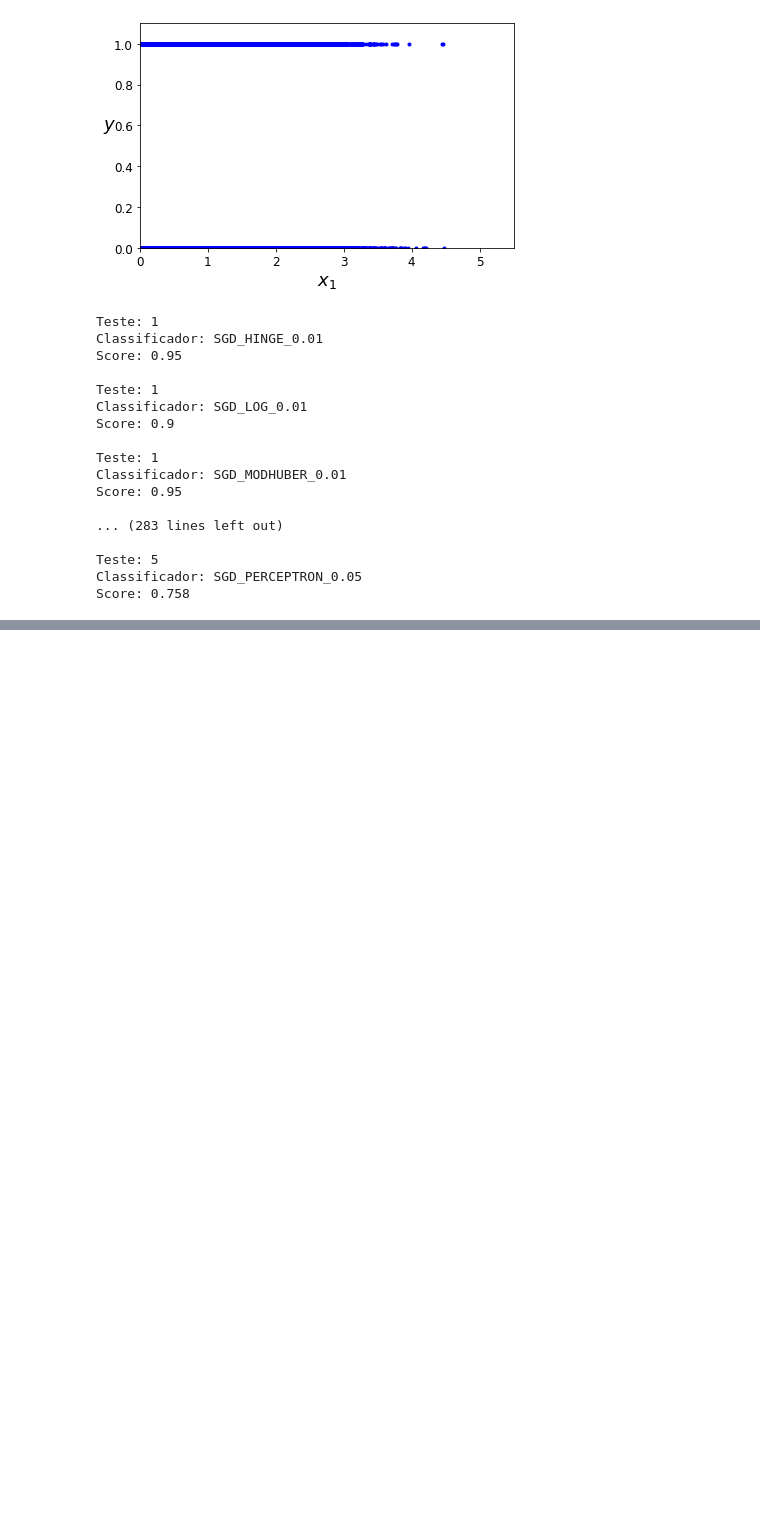
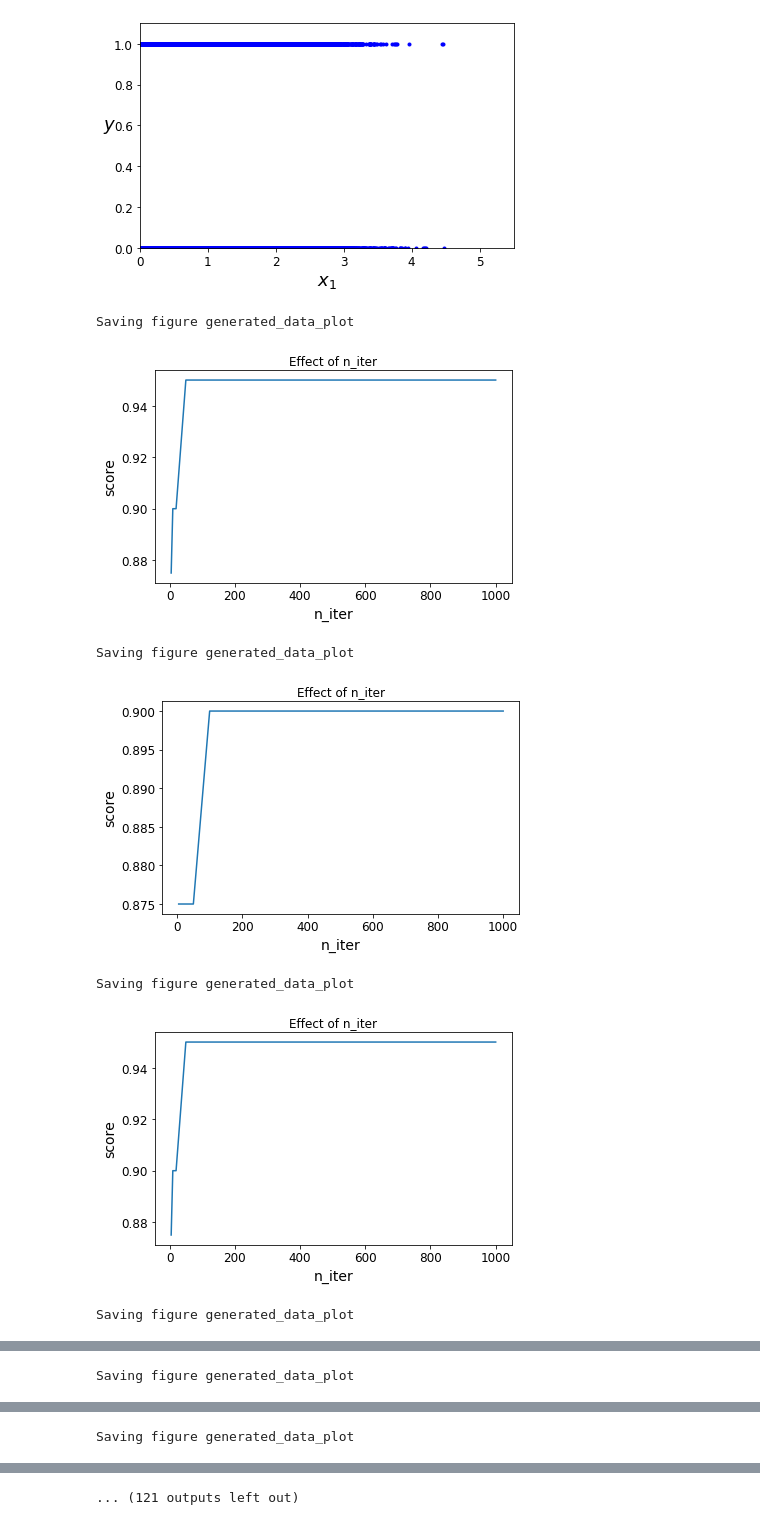
Before and after one commit to joaomarcosmareto/rna, a Jupyter notebook: tarefa3.ipynb, the cells around one changed output, grey strips where cells are left out. Saved outputs shown, nothing was run; the diff lists cells and outputs as text; code cells hidden in the pictures; blank space fills up the shorter version.

```diff
--- a/tarefa3.ipynb
+++ b/tarefa3.ipynb
@@ -128,11 +128,11 @@ names = [
 
 # ‘hinge’, ‘log’, ‘modified_huber’, ‘squared_hinge’, ‘perceptron’,
 classifiers = [
-    SGDClassifier(learning_rate = 'constant', eta0 = 0.01, random_state = 42, n_jobs = -1, loss = 'hinge'),
-    SGDClassifier(learning_rate = 'constant', eta0 = 0.01, random_state = 42, n_jobs = -1, loss = 'log'),
-    SGDClassifier(learning_rate = 'constant', eta0 = 0.01, random_state = 42, n_jobs = -1, loss = 'modified_huber'),
-    SGDClassifier(learning_rate = 'constant', eta0 = 0.01, random_state = 42, n_jobs = -1, loss = 'squared_hinge'),
-    SGDClassifier(learning_rate = 'constant', eta0 = 0.01, random_state = 42, n_jobs = -1, loss = 'perceptron'),
+    SGDClassifier(learning_rate = 'constant', eta0 = 0.001, random_state = 42, n_jobs = -1, loss = 'hinge'),
+    SGDClassifier(learning_rate = 'constant', eta0 = 0.001, random_state = 42, n_jobs = -1, loss = 'log'),
+    SGDClassifier(learning_rate = 'constant', eta0 = 0.001, random_state = 42, n_jobs = -1, loss = 'modified_huber'),
+    SGDClassifier(learning_rate = 'constant', eta0 = 0.001, random_state = 42, n_jobs = -1, loss = 'squared_hinge'),
+    SGDClassifier(learning_rate = 'constant', eta0 = 0.001, random_state = 42, n_jobs = -1, loss = 'perceptron'),
 
     SGDClassifier(learning_rate = 'constant', eta0 = 0.1, random_state = 42, n_jobs = -1, loss = 'hinge'),
     SGDClassifier(learning_rate = 'constant', eta0 = 0.1, random_state = 42, n_jobs = -1, loss = 'log'),
@@ -149,31 +149,41 @@ classifiers = [
 # %%
 for ds_cnt, ds in enumerate(datasets):
     # preprocess dataset, split into training and test part
     X, y = ds
     X = StandardScaler().fit_transform(X)
     X_train, X_test, y_train, y_test = train_test_split(X, y, test_size=.4, random_state=42)
 
     # iterate over classifiers
     for name, clf in zip(names, classifiers):
-        clf.fit(X_train, y_train)
-        score = clf.score(X_test, y_test)
+        n_iters = [5, 10, 20, 50, 100, 1000]
+        scores = []
+        for n_iter in n_iters:
+            clf.set_params(max_iter = n_iter)
+            clf.fit(X_train, y_train)
+            scores.append(clf.score(X_test, y_test))
 
-        print("Teste: {}\nClassificador: {}\nScore: {}\n".format(ds_cnt+1, name, score))
+
+
+        #plt.plot(x, y, "b.")
+        #plt.xlabel("$x_1$", fontsize=18)
+        #plt.ylabel("$y$", rotation=0, fontsize=18)
+        #plt.axis([0, 5.5, 0, 1.1])
+        #save_fig("generated_data_plot")
+        #plt.show()
+
+
+        plt.title("Effect of n_iter")
+        plt.xlabel("n_iter")
+        plt.ylabel("score")
+        save_fig("generated_data_plot")
+        plt.plot(n_iters, scores)
+        plt.show()
+        #    print("Teste: {}\nClassificador: {}\nScore: {}\n".format(ds_cnt+1, name, score))
 # %% [output]
-Teste: 1
-Classificador: SGD_HINGE_0.01
-Score: 0.95
-
-Teste: 1
-Classificador: SGD_LOG_0.01
-Score: 0.9
-
-Teste: 1
-Classificador: SGD_MODHUBER_0.01
-Score: 0.95
-
-... (283 lines left out)
-
-Teste: 5
-Classificador: SGD_PERCEPTRON_0.05
-Score: 0.758
+Saving figure generated_data_plot
+[figure, added]
+Saving figure generated_data_plot
+[figure, added]
+Saving figure generated_data_plot
+[figure, added]
+Saving figure generated_data_plot
@@ -179,0 +191 @@ Score: 0.758
+Saving figure generated_data_plot
@@ -179,0 +193 @@ Score: 0.758
+Saving figure generated_data_plot
@@ -179,0 +195 @@ Score: 0.758
+... (121 outputs left out)
```
Also changed, not shown: parts of 1 cell of this notebook.
